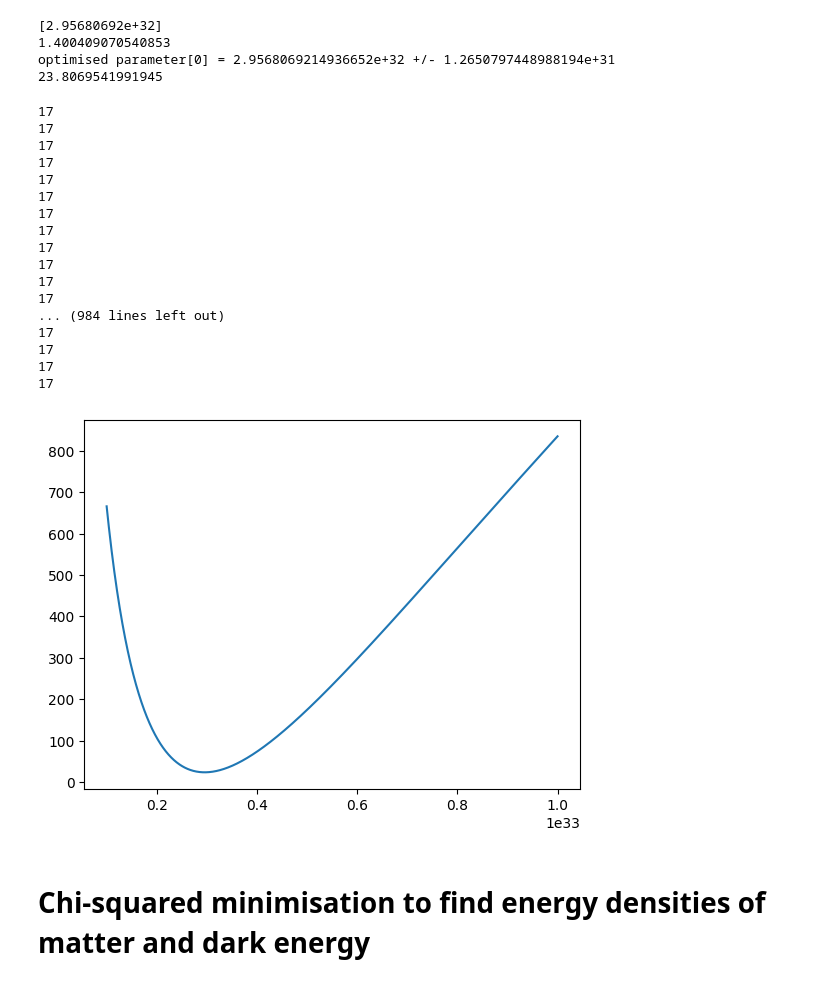
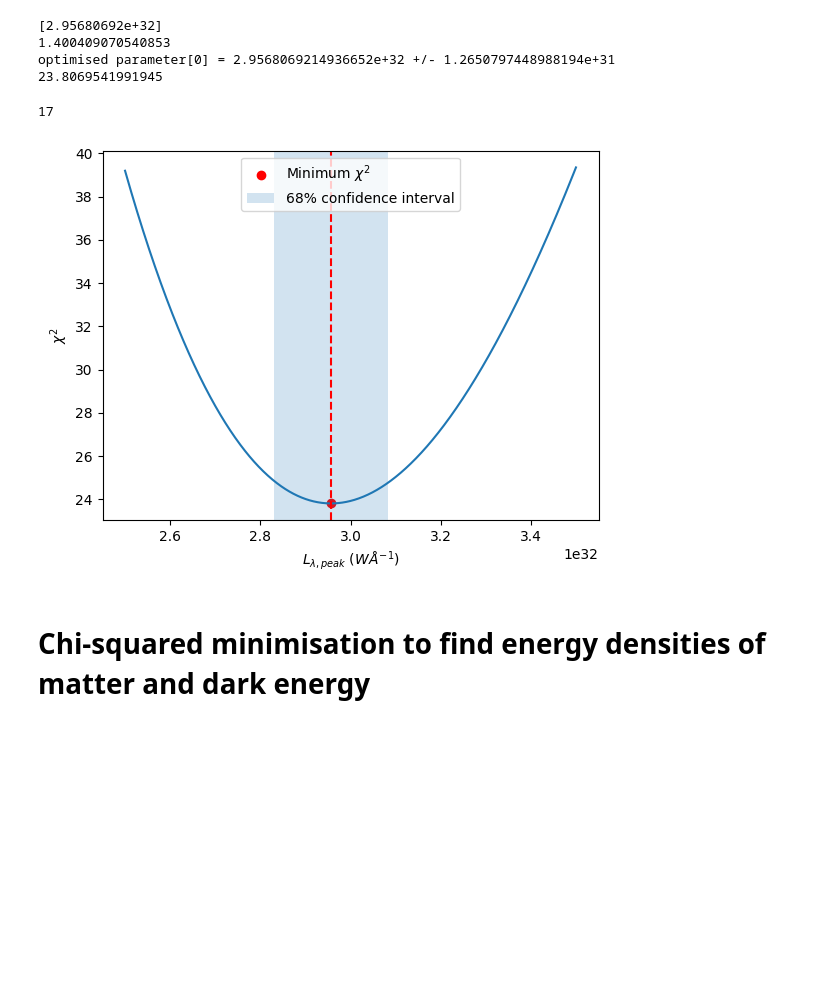
Before and after one commit to LightningMinion/Supernova-Cosmology, a Jupyter notebook: main-code.ipynb, the cells around one changed output. Drawn from its saved outputs; the diff is of its cells as text; code cells hidden in the pictures; blank space fills up the shorter version.

Commit message:
Improved L_peak chi^2 graph
Improved the chi-squared graph for the peak luminosity per unit wavelength by adding markers showing the luminosity per unit wavelength where the chi-squared value is minimised, and to show a 68% confidence interval (ie +/- 1 standard error) around that value.

```diff
--- a/main-code.ipynb
+++ b/main-code.ipynb
@@ -102,6 +102,7 @@ chisq_min = chisq(popt, sn_z_near, sn_mag_near, sn_mag_err_near)
 reduced_chisq_min = chisq_min/deg_freedom
 print(reduced_chisq_min)
 popt_errs = np.sqrt(np.diag(cov))
+Lpl_err = popt_errs[0]
 for i in range(len(popt)):
     print('optimised parameter[{}] = {} +/- {}'.format(i, popt[i], popt_errs[i]))
 print(chisq_min)
@@ -111,35 +112,29 @@ print(chisq_min)
 optimised parameter[0] = 2.9568069214936652e+32 +/- 1.2650797448988194e+31
 23.8069541991945
 # %%
-Lpeak_trial_vals = np.linspace(10**32, 10**33, 1000)
+Lpeak_trial_vals = np.linspace(2.5*10**32, 3.5*10**32, 1000)
 chisq_vals = np.zeros(len(Lpeak_trial_vals))
 for i in range(len(Lpeak_trial_vals)):
     trial_Lpeak_val = np.array([Lpeak_trial_vals[i]])
     chisq_vals[i] = chisq(np.array(trial_Lpeak_val), sn_z_near, sn_mag_near, sn_mag_err_near)
 print(deg_freedom)
 red_chisq_vals = chisq_vals/deg_freedom
 plt.figure(1)
 plt.plot(Lpeak_trial_vals, chisq_vals)
+plt.xlabel("${L_{\lambda, peak}}$ ${(W Å^{-1})}$")
+plt.ylabel("${χ^{2}}$")
+min_chisq = np.min(chisq_vals)
+optimised_Lpl = Lpeak_trial_vals[np.argmin(chisq_vals)]
+plt.scatter(optimised_Lpl, min_chisq, label = "Minimum ${χ^{2}}$", color = "red")
+plt.axvline(optimised_Lpl, 0, color = "red", linestyle = "--")
+min_chisq_plus = min_chisq + 1
+min_chisq_minus = min_chisq - 1
+plt.axvspan(optimised_Lpl - Lpl_err, optimised_Lpl + Lpl_err, alpha = 0.2, label = "68% confidence interval")
+plt.legend()
 plt.show()
 # %% [output]
 17
-17
-17
-17
-17
-17
-17
-17
-17
-17
-17
-17
-... (984 lines left out)
-17
-17
-17
-17
-[figure, old version]
+[figure, new version]
 # %% [markdown]
 # Chi-squared minimisation to find energy densities of matter and dark energy
 # %%
```
